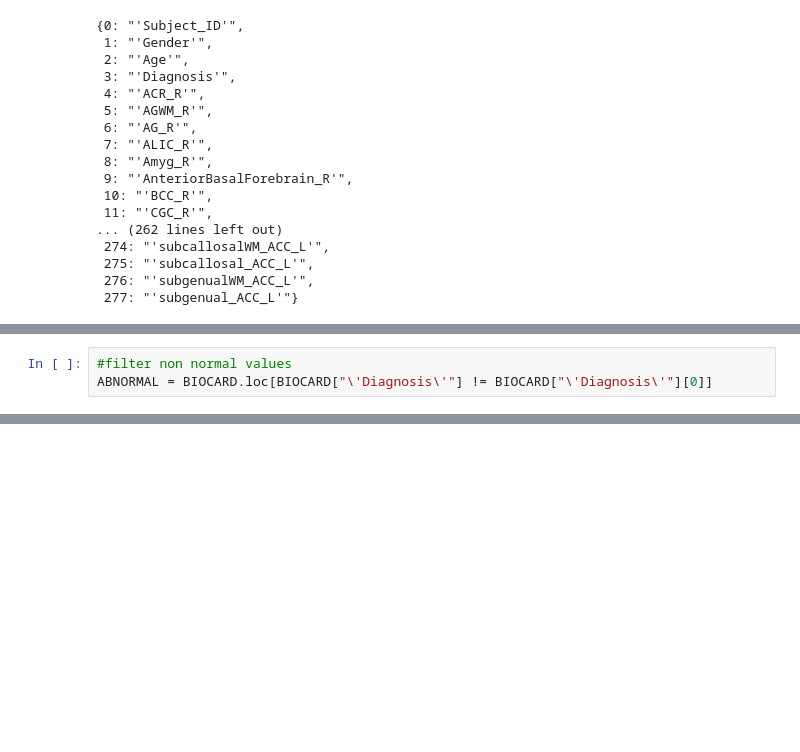
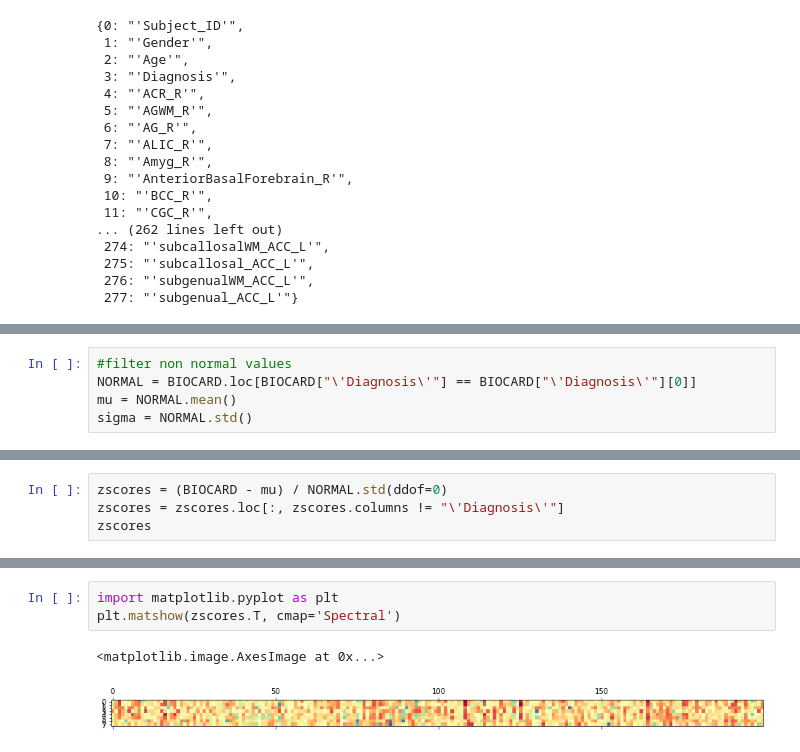
Before and after one commit to vivek-booshan/CompMed, a Jupyter notebook: analysis.ipynb, the cells around one changed output, grey strips where cells are left out. Cells and saved outputs as stored; diff of their text form; blank space fills up the shorter version.

```diff
--- a/analysis.ipynb
+++ b/analysis.ipynb
@@ -65,3 +63,5 @@ BIOCARD
 # %%
 #filter non normal values
-ABNORMAL = BIOCARD.loc[BIOCARD["\'Diagnosis\'"] != BIOCARD["\'Diagnosis\'"][0]]
+NORMAL = BIOCARD.loc[BIOCARD["\'Diagnosis\'"] == BIOCARD["\'Diagnosis\'"][0]]
+mu = NORMAL.mean()
+sigma = NORMAL.std()
@@ -89,0 +68,4 @@ str
+# %%
+zscores = (BIOCARD - mu) / NORMAL.std(ddof=0)
+zscores = zscores.loc[:, zscores.columns != "\'Diagnosis\'"]
+zscores
@@ -89,0 +86,6 @@ str
+# %%
+import matplotlib.pyplot as plt
+plt.matshow(zscores.T, cmap='Spectral')
+# %% [output]
+<matplotlib.image.AxesImage at 0x...>
+[figure, added]
```
Also changed, not shown: parts of 4 cells of this notebook, 1 other file.
